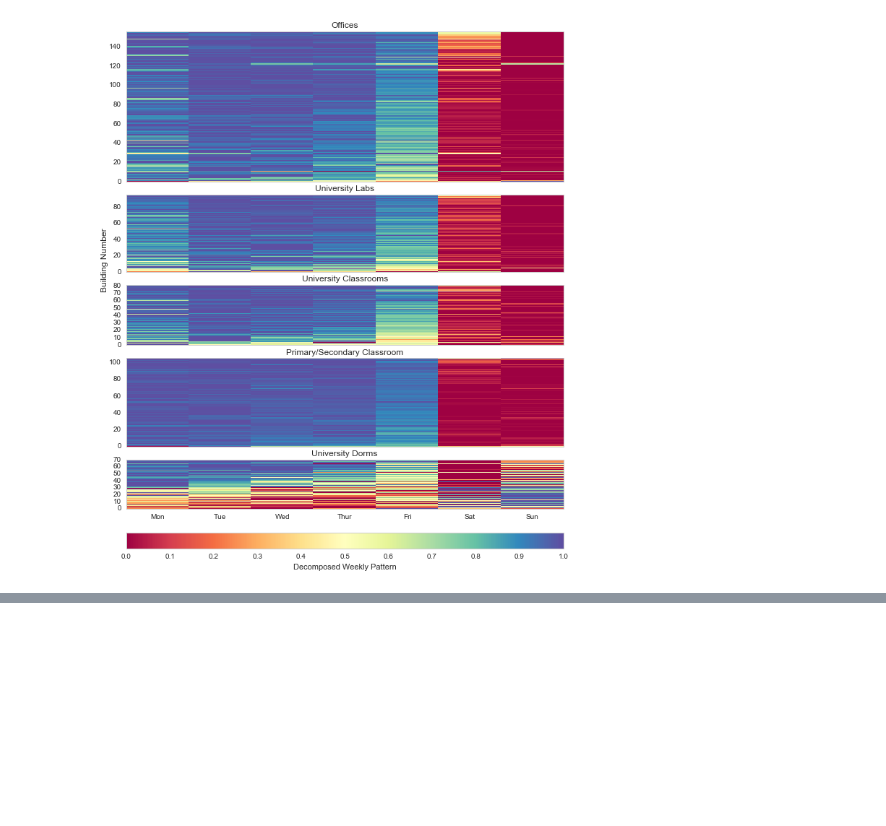
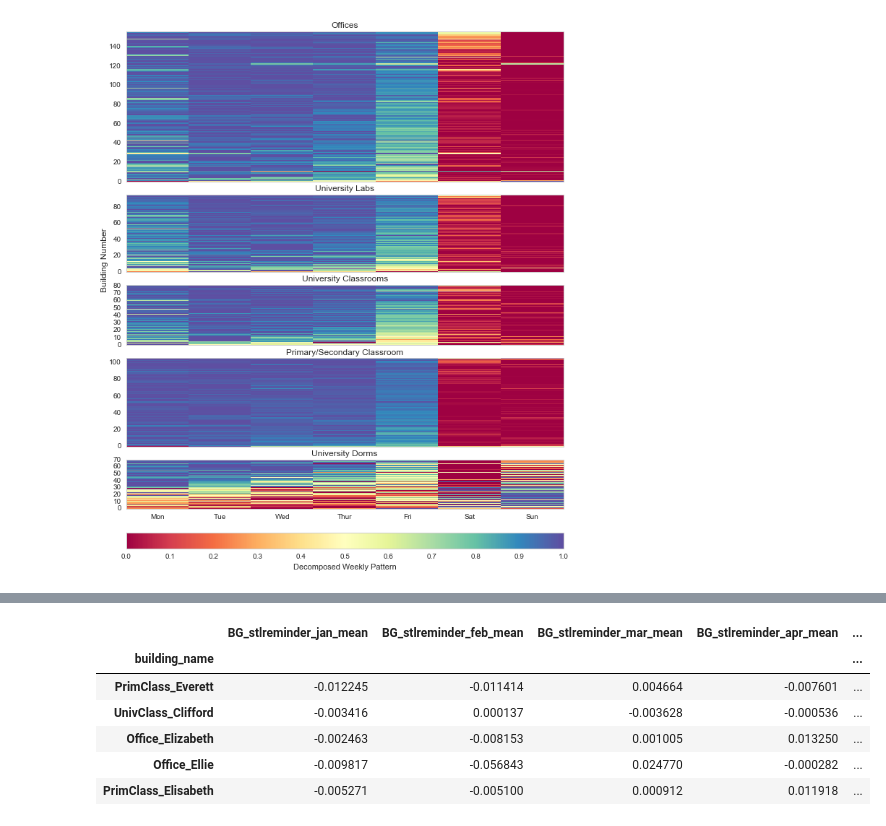
Before and after one commit to buds-lab/the-building-data-genome-project, a Jupyter notebook: notebooks/08_STL Model - Weather Normalized Preprocessing.ipynb, the cells around one changed output, grey strips where cells are left out. Saved outputs shown, nothing was run; the diff lists cells and outputs as text; code cells hidden in the pictures; blank space fills up the shorter version.

```diff
--- a/notebooks/08_STL Model - Weather Normalized Preprocessing.ipynb
+++ b/notebooks/08_STL Model - Weather Normalized Preprocessing.ipynb
@@ -742,0 +748,4 @@ temp_seasonal.to_csv(os.path.join(repos_path,"data/interim/features_stl_weathern
+# %%
+temp_trend = pd.read_csv(os.path.join(repos_path,"data/interim/temp_stl_weathernorm_trend.csv"), index_col='timestamp', parse_dates=True)
+temp_remainder = pd.read_csv(os.path.join(repos_path,"data/interim/temp_stl_weathernorm_remainder.csv"), index_col='timestamp', parse_dates=True)
+temp_seasonal = pd.read_csv(os.path.join(repos_path,"data/processed/features_stl_weathernorm_weeklypattern.csv"), index_col='Unnamed: 0')
@@ -742,0 +786,14 @@ temp_seasonal.to_csv(os.path.join(repos_path,"data/interim/features_stl_weathern
+# %%
+temp_remainder_features = pd.groupby(temp_remainder,by=[temp_remainder.index.month]).mean().T
+# %%
+temp_remainder_features.columns = ['BG_stlreminder_jan_mean','BG_stlreminder_feb_mean','BG_stlreminder_mar_mean','BG_stlreminder_apr_mean','BG_stlreminder_may_mean','BG_stlreminder_jun_mean','BG_stlreminder_jul_mean','BG_stlreminder_aug_mean','BG_stlreminder_sep_mean','BG_stlreminder_oct_mean','BG_stlreminder_nov_mean','BG_stlreminder_dec_mean']
+# %%
+temp_remainder_features.head()
+# %% [output]
+|  | BG_stlreminder_jan_mean | BG_stlreminder_feb_mean | BG_stlreminder_mar_mean | BG_stlreminder_apr_mean | ... |
+| building_name |  |  |  |  | ... |
+| PrimClass_Everett | -0.012245 | -0.011414 | 0.004664 | -0.007601 | ... |
+| UnivClass_Clifford | -0.003416 | 0.000137 | -0.003628 | -0.000536 | ... |
+| Office_Elizabeth | -0.002463 | -0.008153 | 0.001005 | 0.013250 | ... |
+| Office_Ellie | -0.009817 | -0.056843 | 0.024770 | -0.000282 | ... |
+| PrimClass_Elisabeth | -0.005271 | -0.005100 | 0.000912 | 0.011918 | ... |
```
Also changed, not shown: parts of 16 cells of this notebook, 48 other files.
